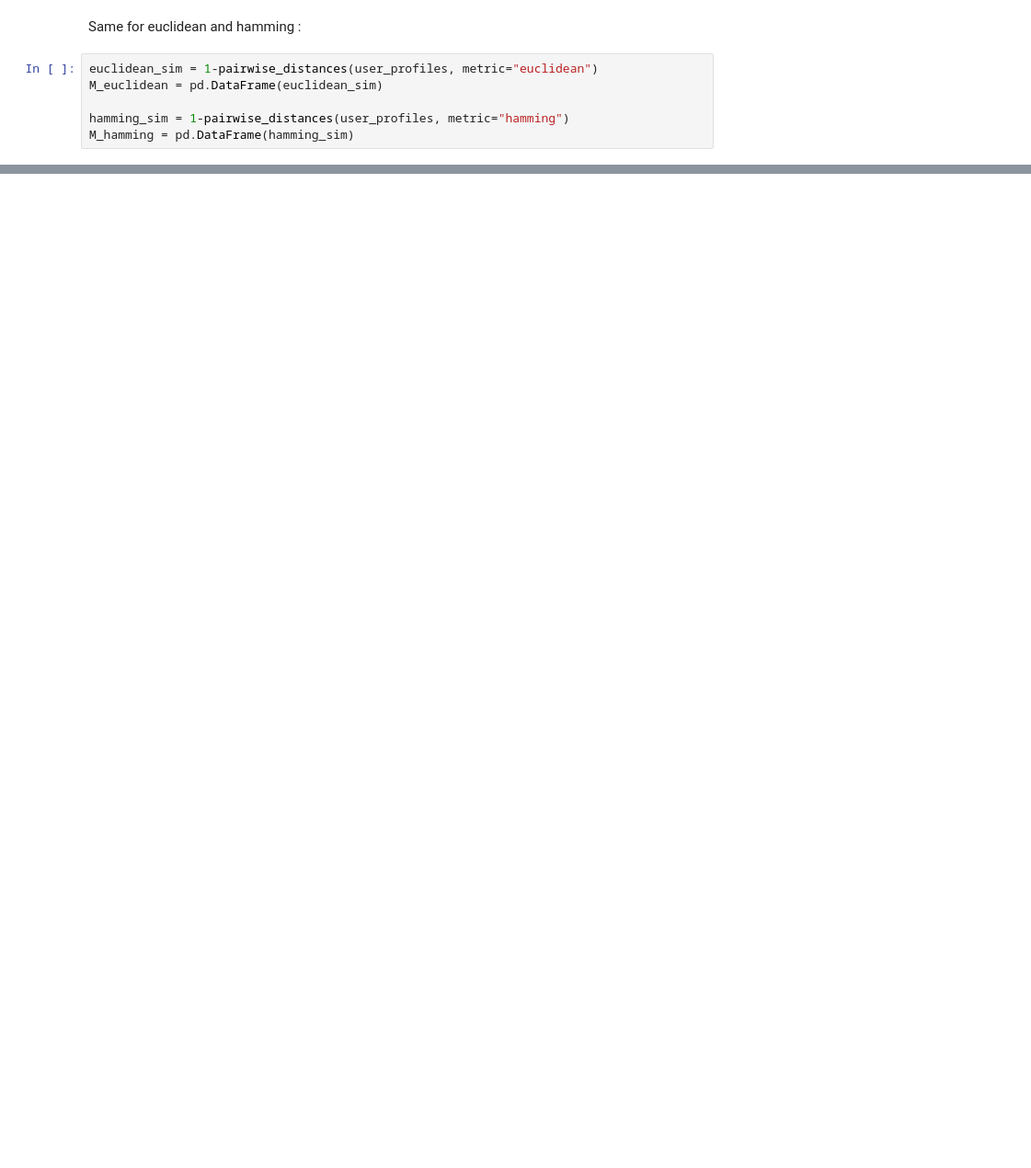
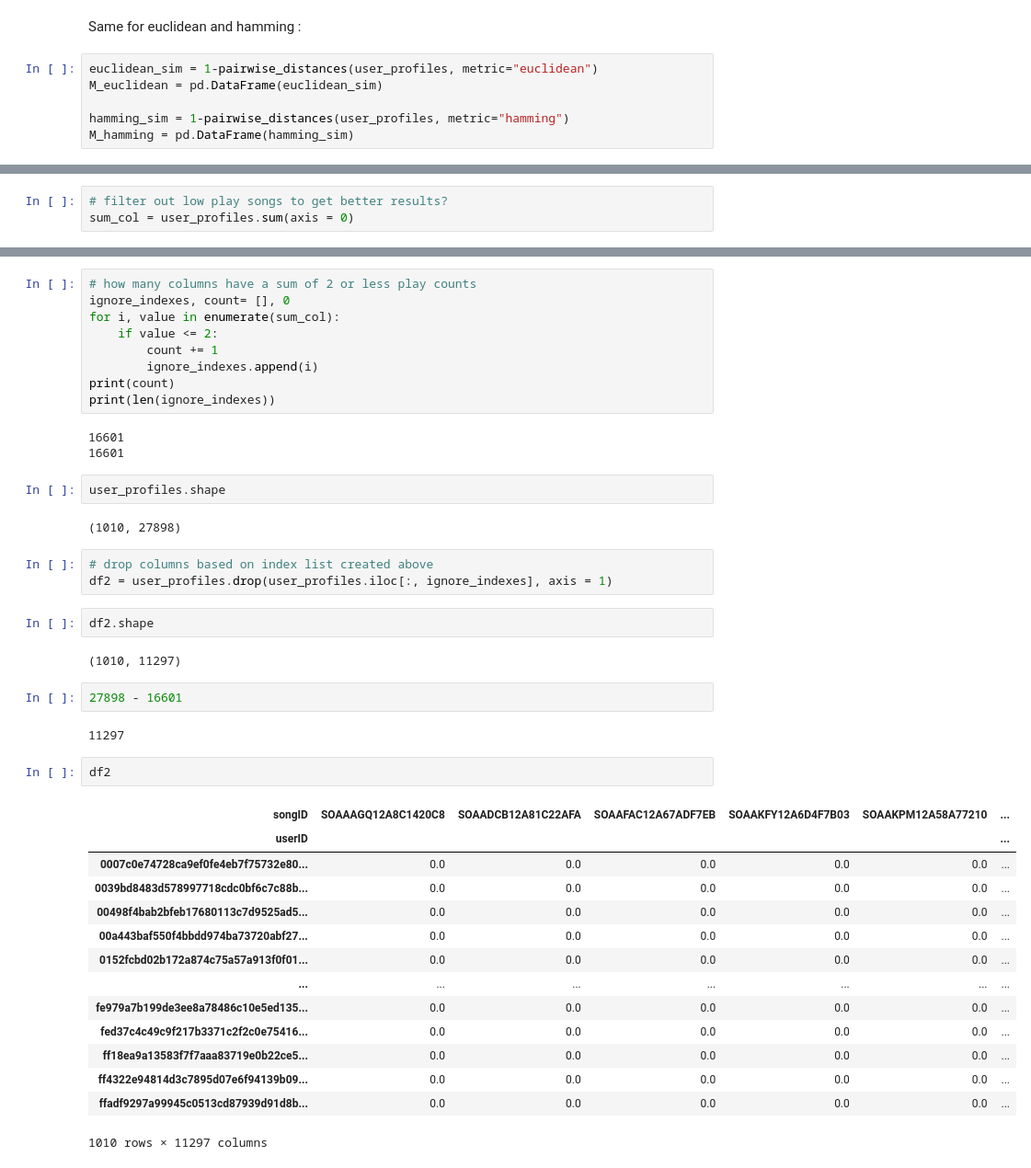
Before and after one commit to matijasipek/comp_tools, a Jupyter notebook: Angeliki_Experiments.ipynb, the cells around one changed output, grey strips where cells are left out. Shown: that part at 92% size. Saved outputs shown, nothing was run; the diff lists cells and outputs as text; blank space fills up the shorter version.

```diff
--- a/Angeliki_Experiments.ipynb
+++ b/Angeliki_Experiments.ipynb
@@ -189,0 +228,3 @@ similarities,indices = get_similarusers( '5a905f000fc1ff3df7ca807d57edb608863db0
+# %%
+# filter out low play songs to get better results?
+sum_col = user_profiles.sum(axis = 0)
@@ -189,0 +243,44 @@ similarities,indices = get_similarusers( '5a905f000fc1ff3df7ca807d57edb608863db0
+# %%
+# how many columns have a sum of 2 or less play counts
+ignore_indexes, count= [], 0
+for i, value in enumerate(sum_col):
+    if value <= 2:
+        count += 1
+        ignore_indexes.append(i)
+print(count)
+print(len(ignore_indexes))
+# %% [output]
+16601
+16601
+# %%
+user_profiles.shape
+# %% [output]
+(1010, 27898)
+# %%
+# drop columns based on index list created above
+df2 = user_profiles.drop(user_profiles.iloc[:, ignore_indexes], axis = 1)
+# %%
+df2.shape
+# %% [output]
+(1010, 11297)
+# %%
+27898 - 16601
+# %% [output]
+11297
+# %%
+df2
+# %% [output]
+| songID | SOAAAGQ12A8C1420C8 | SOAADCB12A81C22AFA | SOAAFAC12A67ADF7EB | SOAAKFY12A6D4F7B03 | SOAAKPM12A58A77210 | ... |
+| userID |  |  |  |  |  | ... |
+| 0007c0e74728ca9ef0fe4eb7f75732e80... | 0.0 | 0.0 | 0.0 | 0.0 | 0.0 | ... |
+| 0039bd8483d578997718cdc0bf6c7c88b... | 0.0 | 0.0 | 0.0 | 0.0 | 0.0 | ... |
+| 00498f4bab2bfeb17680113c7d9525ad5... | 0.0 | 0.0 | 0.0 | 0.0 | 0.0 | ... |
+| 00a443baf550f4bbdd974ba73720abf27... | 0.0 | 0.0 | 0.0 | 0.0 | 0.0 | ... |
+| 0152fcbd02b172a874c75a57a913f0f01... | 0.0 | 0.0 | 0.0 | 0.0 | 0.0 | ... |
+| ... | ... | ... | ... | ... | ... | ... |
+| fe979a7b199de3ee8a78486c10e5ed135... | 0.0 | 0.0 | 0.0 | 0.0 | 0.0 | ... |
+| fed37c4c49c9f217b3371c2f2c0e75416... | 0.0 | 0.0 | 0.0 | 0.0 | 0.0 | ... |
+| ff18ea9a13583f7f7aaa83719e0b22ce5... | 0.0 | 0.0 | 0.0 | 0.0 | 0.0 | ... |
+| ff4322e94814d3c7895d07e6f94139b09... | 0.0 | 0.0 | 0.0 | 0.0 | 0.0 | ... |
+| ffadf9297a99945c0513cd87939d91d8b... | 0.0 | 0.0 | 0.0 | 0.0 | 0.0 | ... |
+1010 rows × 11297 columns
```
Also changed, not shown: parts of 16 cells of this notebook.
